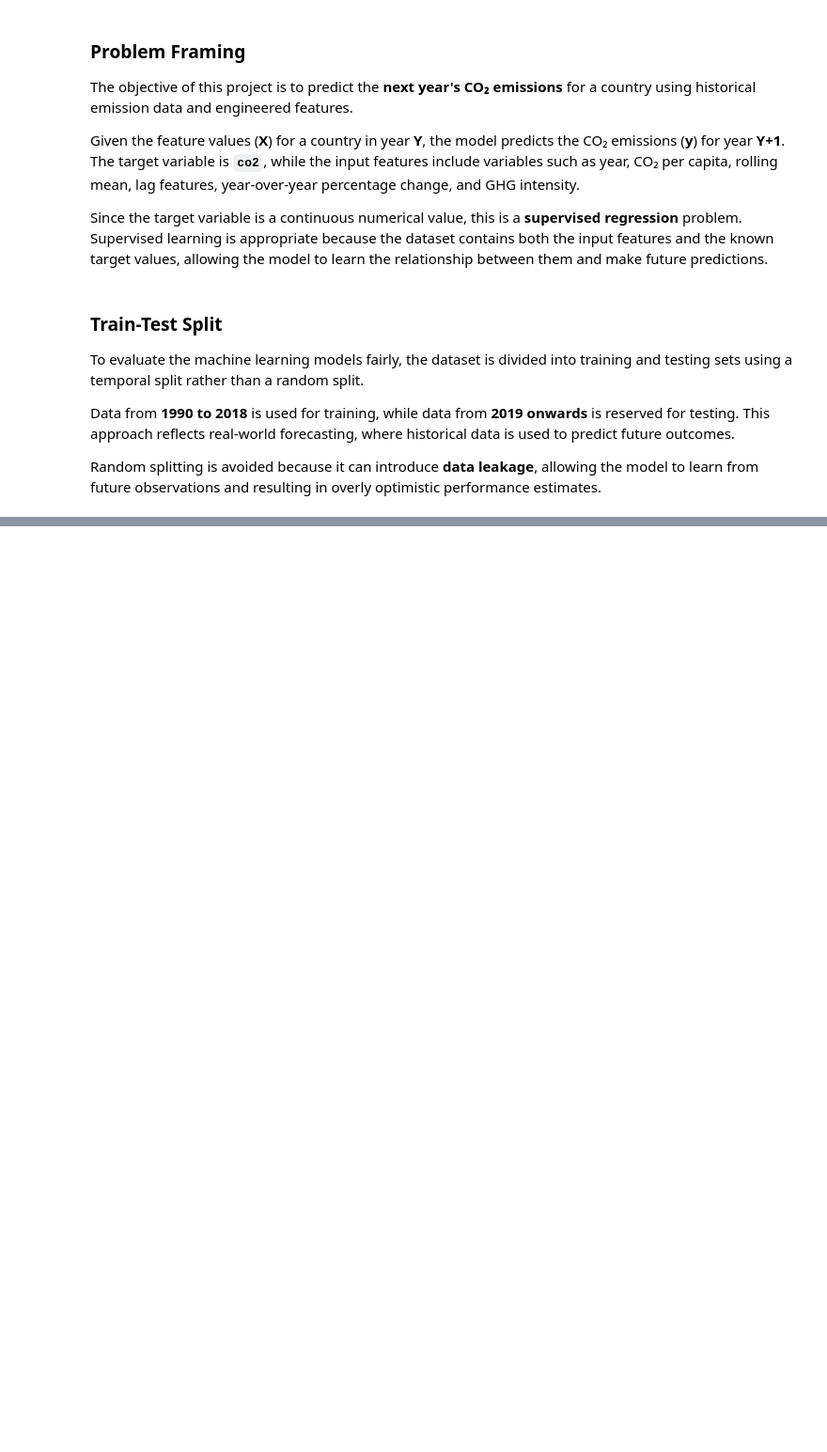
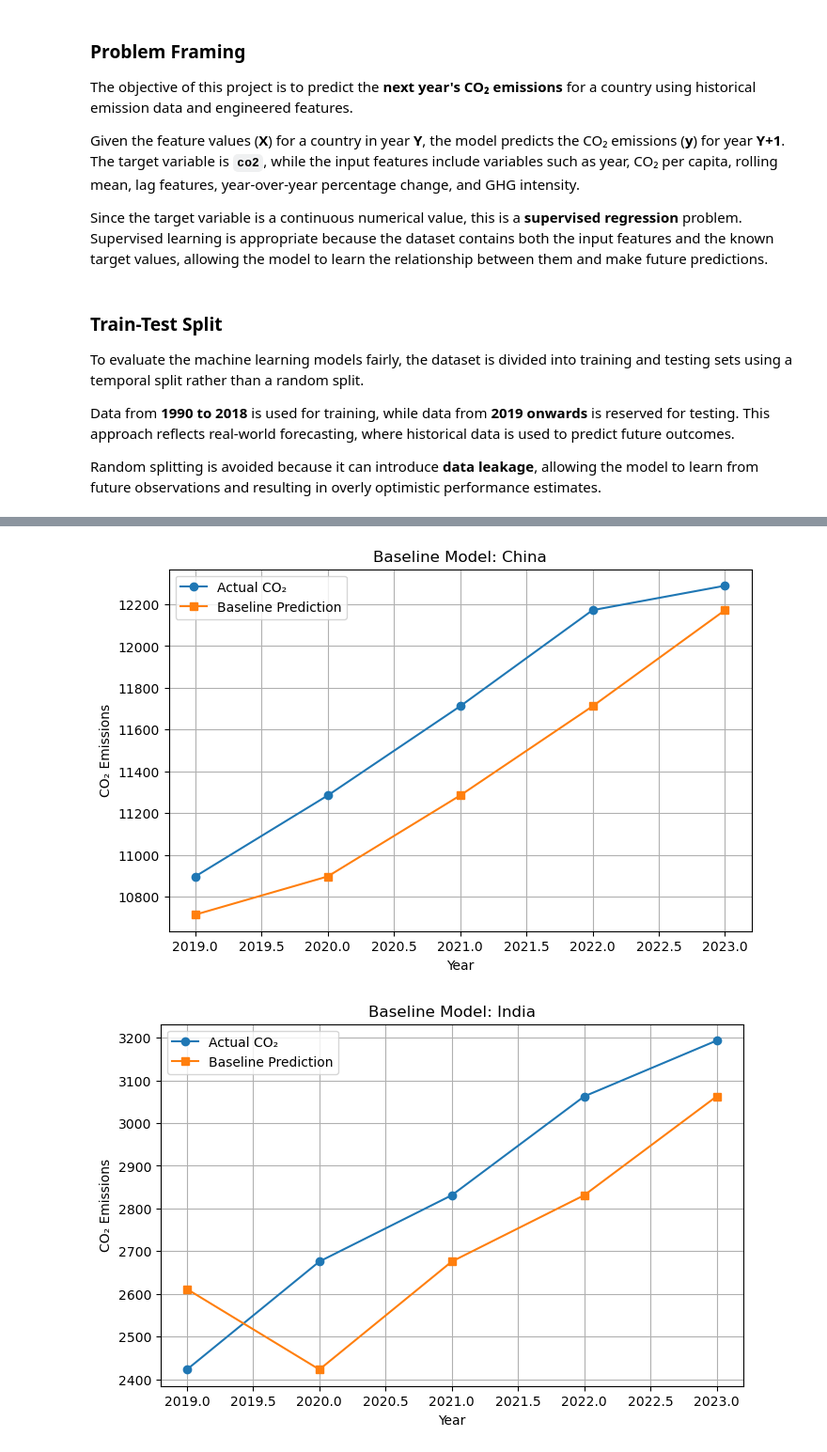
Before and after one commit to neeladrish/GHG-emission-analysis, a Jupyter notebook: WEEK_3_Baseline_ML_Model_Regression.ipynb, the cells around one changed output, grey strips where cells are left out. Shown at 94% size. Cells and saved outputs as stored; diff of their text form; code cells hidden in the pictures; blank space fills up the shorter version.

Commit message:
Complete Week 3 regression models and model comparison

```diff
--- a/WEEK_3_Baseline_ML_Model_Regression.ipynb
+++ b/WEEK_3_Baseline_ML_Model_Regression.ipynb
@@ -16,0 +19,2 @@ Random splitting is avoided because it can introduce **data leakage**, allowing
+# %%
+ghg_features = pd.read_csv("data/ghg_features.csv")
@@ -16,0 +93,18 @@ Random splitting is avoided because it can introduce **data leakage**, allowing
+# %%
+ghg_features["target_co2"] = (
+    ghg_features
+    .groupby("country")["co2"]
+    .shift(-1)
+)
+# %%
+ghg_features = ghg_features.dropna(
+    subset=["target_co2"]
+)
+# %%
+train_data = ghg_features[
+    ghg_features["year"] <= 2018
+].copy()
+
+test_data = ghg_features[
+    ghg_features["year"] >= 2019
+].copy()
@@ -16,0 +232,45 @@ Random splitting is avoided because it can introduce **data leakage**, allowing
+# %%
+import matplotlib.pyplot as plt
+
+countries_to_plot = [
+    "China",
+    "India",
+    "United States"
+]
+
+for country in countries_to_plot:
+
+    country_data = test_data[
+        test_data["country"] == country
+    ]
+
+    plt.figure(figsize=(8,5))
+
+    plt.plot(
+        country_data["year"],
+        country_data["target_co2"],
+        marker="o",
+        label="Actual CO₂"
+    )
+
+    plt.plot(
+        country_data["year"],
+        country_data["co2"],
+        marker="s",
+        label="Baseline Prediction"
+    )
+
+    plt.title(f"Baseline Model: {country}")
+
+    plt.xlabel("Year")
+
+    plt.ylabel("CO₂ Emissions")
+
+    plt.legend()
+
+    plt.grid(True)
+
+    plt.show()
+# %% [output]
+[figure, added]
+[figure, added]
```
Also changed, not shown: parts of 57 cells of this notebook, 1 other file.
